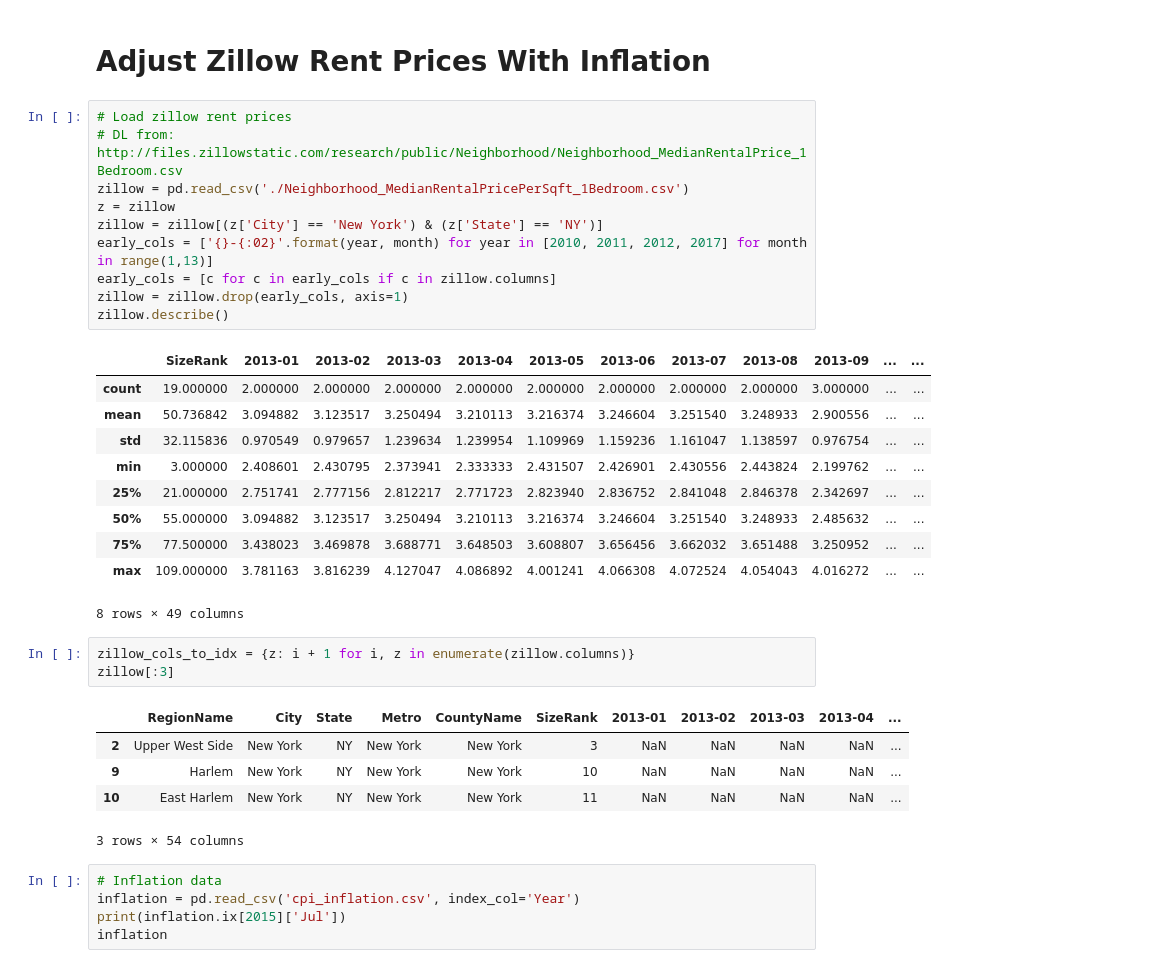
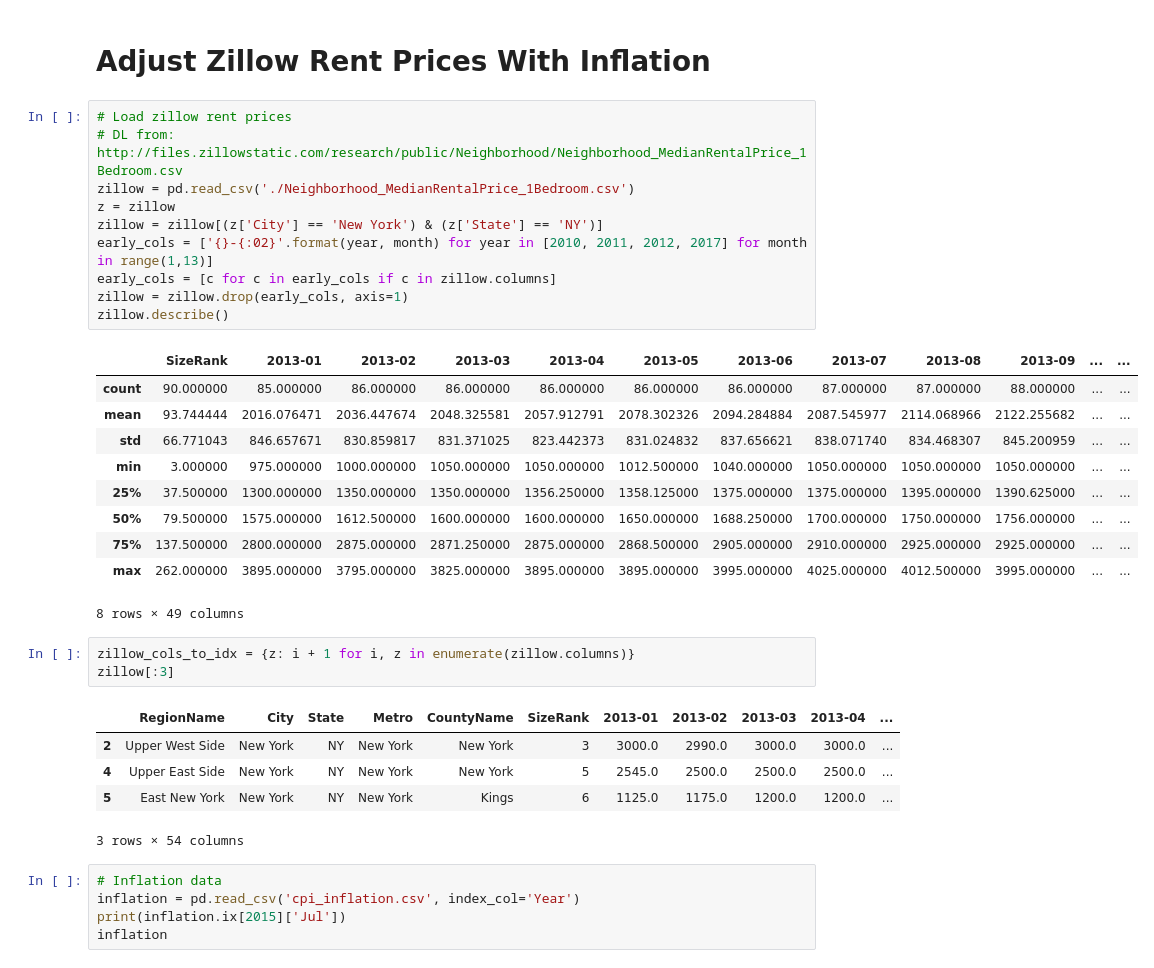
Before and after one commit to ds1004-sp17/ds1004, a Jupyter notebook: deliverable2/rent_hypothesis.ipynb, the cells around one changed output. Drawn from its saved outputs; the diff is of its cells as text.

```diff
--- a/deliverable2/rent_hypothesis.ipynb
+++ b/deliverable2/rent_hypothesis.ipynb
@@ -50,32 +75,32 @@ yellow[:10]
 # %%
 # Load zillow rent prices
 # DL from: http://files.zillowstatic.com/research/public/Neighborhood/Neighborhood_MedianRentalPrice_1Bedroom.csv
-zillow = pd.read_csv('./Neighborhood_MedianRentalPricePerSqft_1Bedroom.csv')
+zillow = pd.read_csv('./Neighborhood_MedianRentalPrice_1Bedroom.csv')
 z = zillow
 zillow = zillow[(z['City'] == 'New York') & (z['State'] == 'NY')]
 early_cols = ['{}-{:02}'.format(year, month) for year in [2010, 2011, 2012, 2017] for month in range(1,13)]
 early_cols = [c for c in early_cols if c in zillow.columns]
 zillow = zillow.drop(early_cols, axis=1)
 zillow.describe()
 # %% [output]
 |  | SizeRank | 2013-01 | 2013-02 | 2013-03 | 2013-04 | 2013-05 | 2013-06 | 2013-07 | 2013-08 | 2013-09 | ... | ... |
-| count | 19.000000 | 2.000000 | 2.000000 | 2.000000 | 2.000000 | 2.000000 | 2.000000 | 2.000000 | 2.000000 | 3.000000 | ... | ... |
-| mean | 50.736842 | 3.094882 | 3.123517 | 3.250494 | 3.210113 | 3.216374 | 3.246604 | 3.251540 | 3.248933 | 2.900556 | ... | ... |
-| std | 32.115836 | 0.970549 | 0.979657 | 1.239634 | 1.239954 | 1.109969 | 1.159236 | 1.161047 | 1.138597 | 0.976754 | ... | ... |
-| min | 3.000000 | 2.408601 | 2.430795 | 2.373941 | 2.333333 | 2.431507 | 2.426901 | 2.430556 | 2.443824 | 2.199762 | ... | ... |
-| 25% | 21.000000 | 2.751741 | 2.777156 | 2.812217 | 2.771723 | 2.823940 | 2.836752 | 2.841048 | 2.846378 | 2.342697 | ... | ... |
-| 50% | 55.000000 | 3.094882 | 3.123517 | 3.250494 | 3.210113 | 3.216374 | 3.246604 | 3.251540 | 3.248933 | 2.485632 | ... | ... |
-| 75% | 77.500000 | 3.438023 | 3.469878 | 3.688771 | 3.648503 | 3.608807 | 3.656456 | 3.662032 | 3.651488 | 3.250952 | ... | ... |
-| max | 109.000000 | 3.781163 | 3.816239 | 4.127047 | 4.086892 | 4.001241 | 4.066308 | 4.072524 | 4.054043 | 4.016272 | ... | ... |
+| count | 90.000000 | 85.000000 | 86.000000 | 86.000000 | 86.000000 | 86.000000 | 86.000000 | 87.000000 | 87.000000 | 88.000000 | ... | ... |
+| mean | 93.744444 | 2016.076471 | 2036.447674 | 2048.325581 | 2057.912791 | 2078.302326 | 2094.284884 | 2087.545977 | 2114.068966 | 2122.255682 | ... | ... |
+| std | 66.771043 | 846.657671 | 830.859817 | 831.371025 | 823.442373 | 831.024832 | 837.656621 | 838.071740 | 834.468307 | 845.200959 | ... | ... |
+| min | 3.000000 | 975.000000 | 1000.000000 | 1050.000000 | 1050.000000 | 1012.500000 | 1040.000000 | 1050.000000 | 1050.000000 | 1050.000000 | ... | ... |
+| 25% | 37.500000 | 1300.000000 | 1350.000000 | 1350.000000 | 1356.250000 | 1358.125000 | 1375.000000 | 1375.000000 | 1395.000000 | 1390.625000 | ... | ... |
+| 50% | 79.500000 | 1575.000000 | 1612.500000 | 1600.000000 | 1600.000000 | 1650.000000 | 1688.250000 | 1700.000000 | 1750.000000 | 1756.000000 | ... | ... |
+| 75% | 137.500000 | 2800.000000 | 2875.000000 | 2871.250000 | 2875.000000 | 2868.500000 | 2905.000000 | 2910.000000 | 2925.000000 | 2925.000000 | ... | ... |
+| max | 262.000000 | 3895.000000 | 3795.000000 | 3825.000000 | 3895.000000 | 3895.000000 | 3995.000000 | 4025.000000 | 4012.500000 | 3995.000000 | ... | ... |
 8 rows × 49 columns
 # %%
 zillow_cols_to_idx = {z: i + 1 for i, z in enumerate(zillow.columns)}
 zillow[:3]
 # %% [output]
 |  | RegionName | City | State | Metro | CountyName | SizeRank | 2013-01 | 2013-02 | 2013-03 | 2013-04 | ... |
-| 2 | Upper West Side | New York | NY | New York | New York | 3 | NaN | NaN | NaN | NaN | ... |
-| 9 | Harlem | New York | NY | New York | New York | 10 | NaN | NaN | NaN | NaN | ... |
-| 10 | East Harlem | New York | NY | New York | New York | 11 | NaN | NaN | NaN | NaN | ... |
+| 2 | Upper West Side | New York | NY | New York | New York | 3 | 3000.0 | 2990.0 | 3000.0 | 3000.0 | ... |
+| 4 | Upper East Side | New York | NY | New York | New York | 5 | 2545.0 | 2500.0 | 2500.0 | 2500.0 | ... |
+| 5 | East New York | New York | NY | New York | Kings | 6 | 1125.0 | 1175.0 | 1200.0 | 1200.0 | ... |
 3 rows × 54 columns
 # %%
 # Inflation data
```
Also changed, not shown: parts of 16 cells of this notebook.
